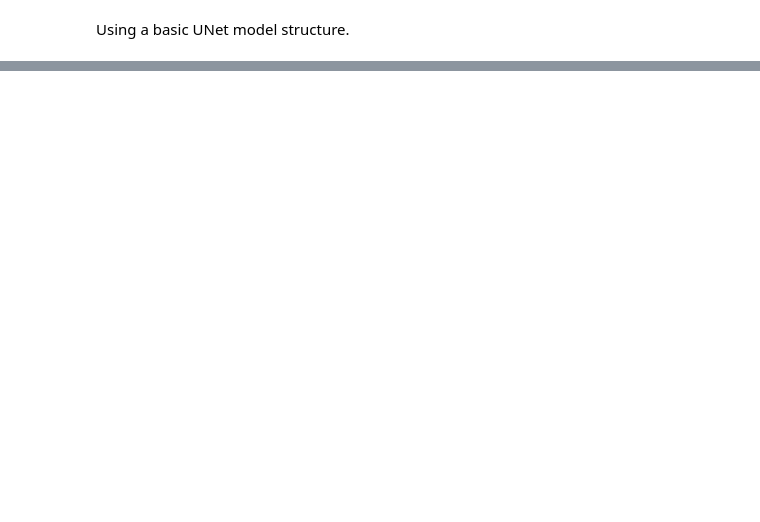
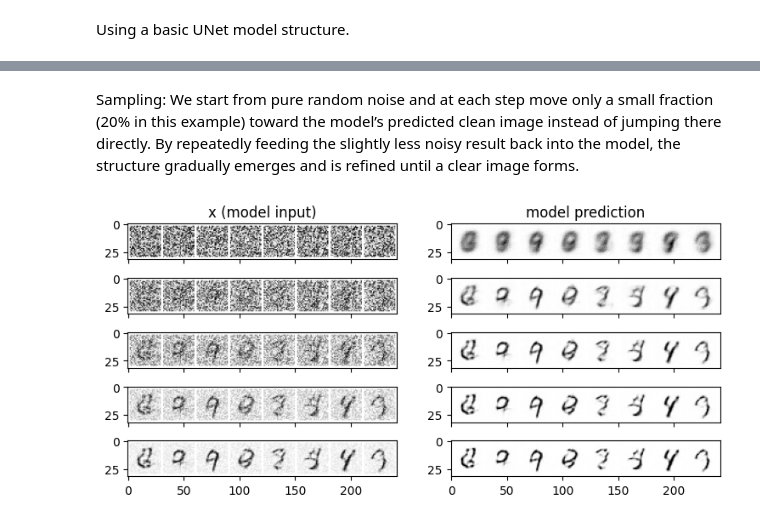
Before and after one commit to Kerem-Aslan/huggingface-diffusion-course, a Jupyter notebook: Unit1/Diffusion Models from Scratch.ipynb, the cells around one changed output, grey strips where cells are left out. Drawn from its saved outputs; the diff is of its cells as text; code cells hidden in the pictures; blank space fills up the shorter version.

```diff
--- a/Unit1/Diffusion Models from Scratch.ipynb
+++ b/Unit1/Diffusion Models from Scratch.ipynb
@@ -90,0 +93,4 @@ class BasicUNet(nn.Module):
+# %%
+net = BasicUNet()
+x = torch.rand(8, 1, 28, 28)
+net(x).shape
@@ -90,0 +196,25 @@ class BasicUNet(nn.Module):
+# %% [markdown]
+Sampling: We start from pure random noise and at each step move only a small fraction (20% in this example) toward the model’s predicted clean image instead of jumping there directly. By repeatedly feeding the slightly less noisy result back into the model, the structure gradually emerges and is refined until a clear image forms.
+# %%
+#@markdown Sampling strategy: Break the process into 5 steps and move 1/5'th of the way there each time:
+n_steps = 5
+x = torch.rand(8, 1, 28, 28).to(device) # Start from random
+step_history = [x.detach().cpu()]
+pred_output_history = []
+
+for i in range(n_steps):
+    with torch.no_grad(): # No need to track gradients during inference
+        pred = net(x) # Predict the denoised x0
+    pred_output_history.append(pred.detach().cpu()) # Store model output for plotting
+    mix_factor = 1/(n_steps - i) # How much we move towards the prediction
+    x = x*(1-mix_factor) + pred*mix_factor # Move part of the way there
+    step_history.append(x.detach().cpu()) # Store step for plotting
+
+fig, axs = plt.subplots(n_steps, 2, figsize=(9, 4), sharex=True)
+axs[0,0].set_title('x (model input)')
+axs[0,1].set_title('model prediction')
+for i in range(n_steps):
+    axs[i, 0].imshow(torchvision.utils.make_grid(step_history[i])[0].clip(0, 1), cmap='Greys')
+    axs[i, 1].imshow(torchvision.utils.make_grid(pred_output_history[i])[0].clip(0, 1), cmap='Greys')
+# %% [output]
+[figure, added]
```
Also changed, not shown: parts of 22 cells of this notebook.
